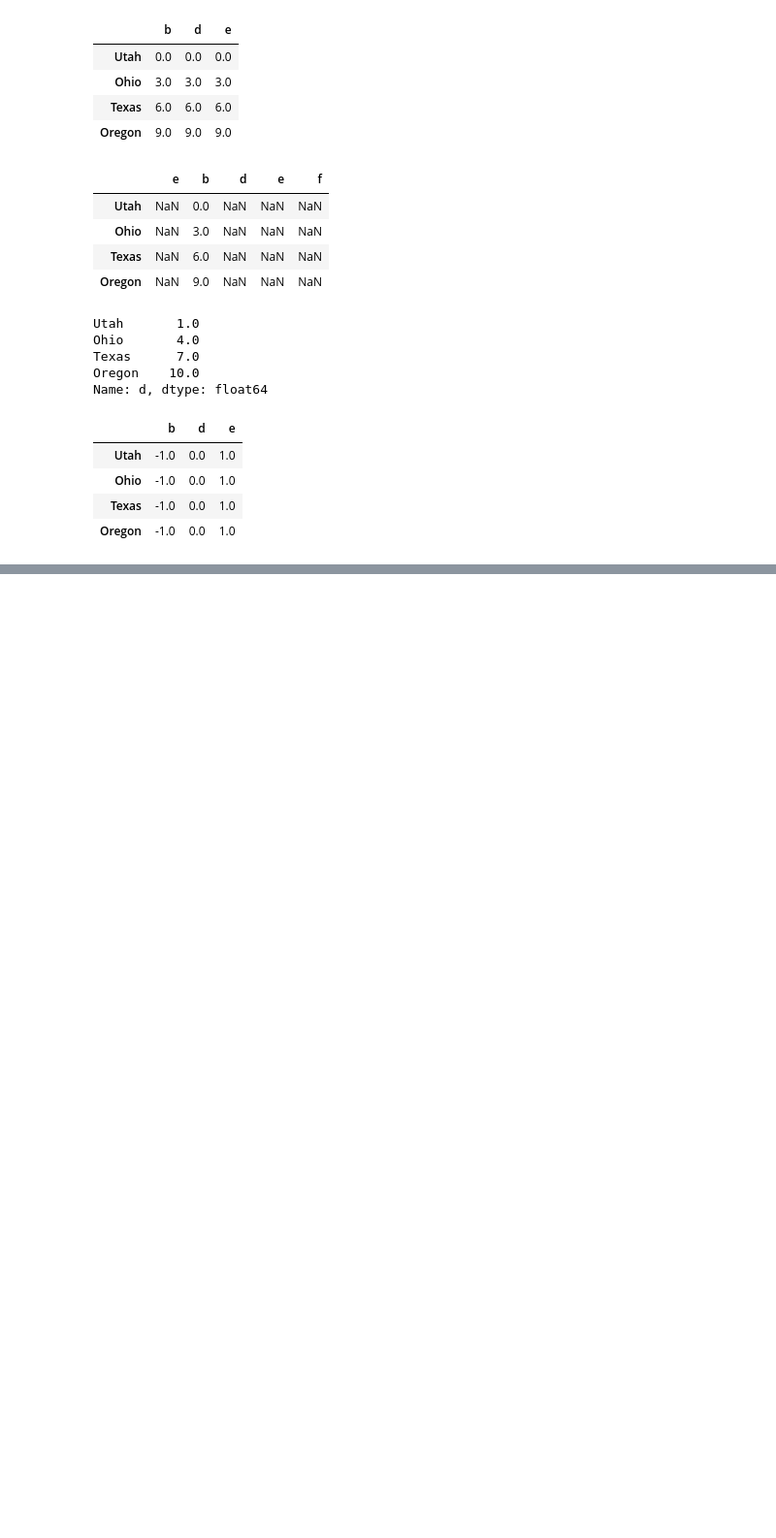
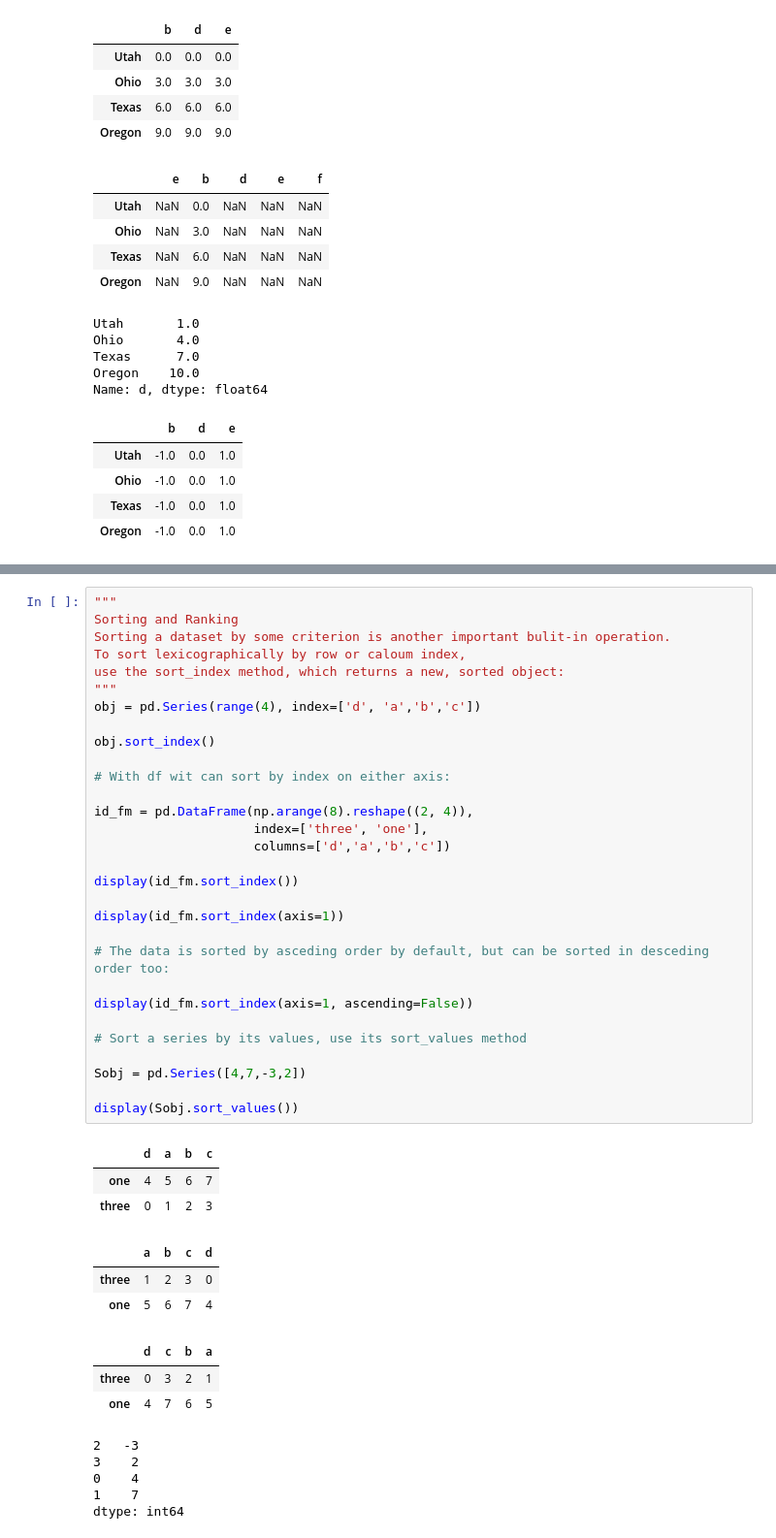
Before and after one commit to MuayThaiLegz/Py_DataAnalysis, a Jupyter notebook: Python_forData_5.ipynb, the cells around one changed output, grey strips where cells are left out. Shown at 97% size. Cells and saved outputs as stored; diff of their text form; blank space fills up the shorter version.

```diff
--- a/Python_forData_5.ipynb
+++ b/Python_forData_5.ipynb
@@ -989 +996,46 @@ Oregon     0.70
 Name: e, dtype: object
+# %%
+"""
+Sorting and Ranking
+Sorting a dataset by some criterion is another important bulit-in operation.
+To sort lexicographically by row or caloum index,
+use the sort_index method, which returns a new, sorted object:
+"""
+obj = pd.Series(range(4), index=['d', 'a','b','c'])
+
+obj.sort_index()
+
+# With df wit can sort by index on either axis:
+
+id_fm = pd.DataFrame(np.arange(8).reshape((2, 4)),
+                     index=['three', 'one'],
+                     columns=['d','a','b','c'])
+
+display(id_fm.sort_index())
+
+display(id_fm.sort_index(axis=1))
+
+# The data is sorted by asceding order by default, but can be sorted in desceding order too:
+
+display(id_fm.sort_index(axis=1, ascending=False))
+
+# Sort a series by its values, use its sort_values method
+
+Sobj = pd.Series([4,7,-3,2])
+
+display(Sobj.sort_values())
+# %% [output]
+|  | d | a | b | c |
+| one | 4 | 5 | 6 | 7 |
+| three | 0 | 1 | 2 | 3 |
+|  | a | b | c | d |
+| three | 1 | 2 | 3 | 0 |
+| one | 5 | 6 | 7 | 4 |
+|  | d | c | b | a |
+| three | 0 | 3 | 2 | 1 |
+| one | 4 | 7 | 6 | 5 |
+2   -3
+3    2
+0    4
+1    7
+dtype: int64
```
Also changed, not shown: parts of 11 cells of this notebook.
